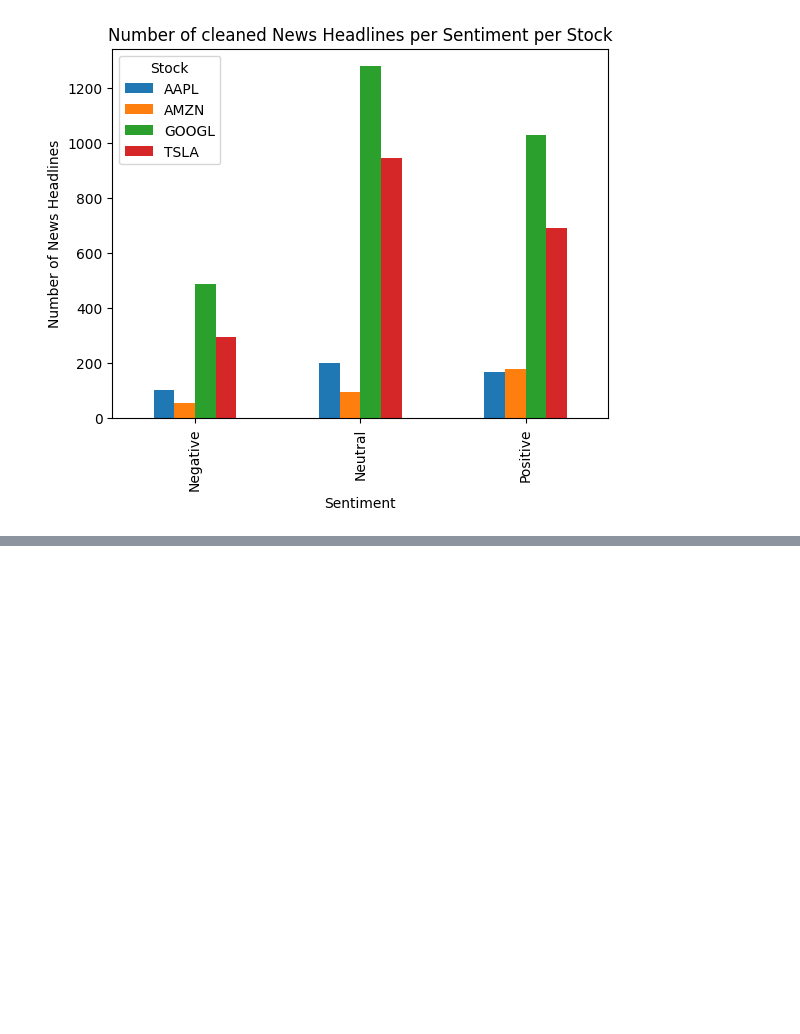
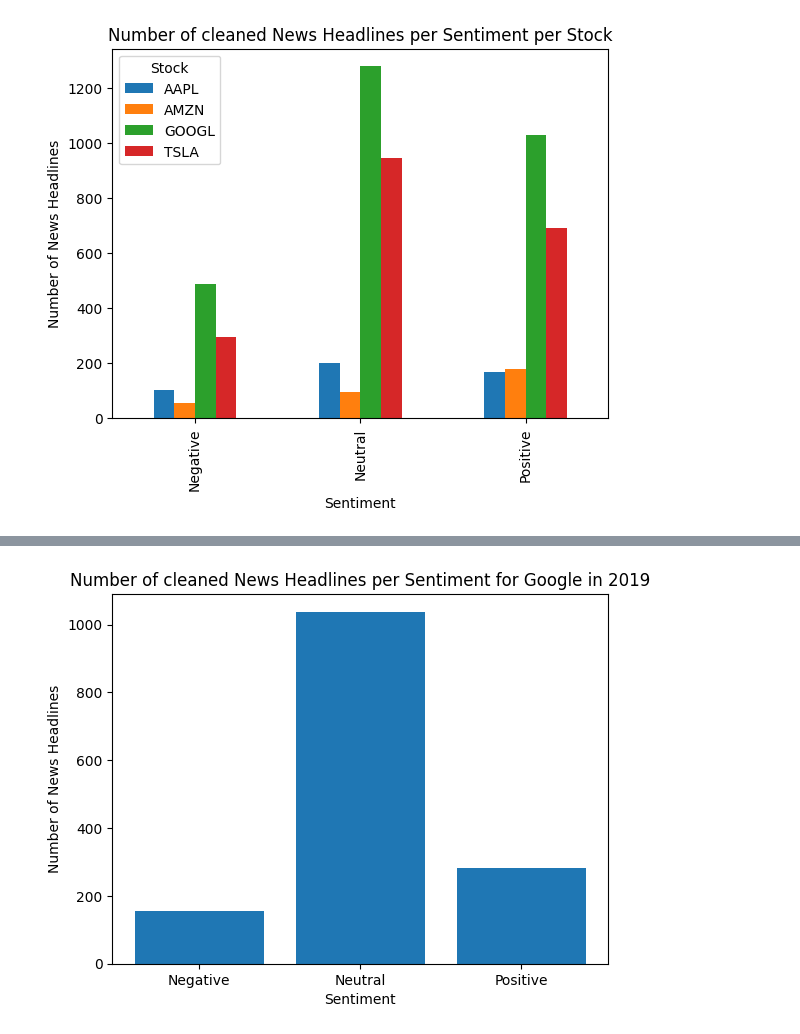
Before and after one commit to sohamthirty/Stock-Price-Prediction-with-Sentiment-Analysis, a Jupyter notebook: Financial_news.ipynb, the cells around one changed output, grey strips where cells are left out. Saved outputs shown, nothing was run; the diff lists cells and outputs as text; code cells hidden in the pictures; blank space fills up the shorter version.

```diff
--- a/Financial_news.ipynb
+++ b/Financial_news.ipynb
@@ -486,0 +488,22 @@ plt.show()
+# %%
+finbert = BertForSequenceClassification.from_pretrained('yiyanghkust/finbert-tone',num_labels=3)
+tokenizer = BertTokenizer.from_pretrained('yiyanghkust/finbert-tone')
+nlp = pipeline("sentiment-analysis", model=finbert, tokenizer=tokenizer)
+# %%
+titles = df_news_cleaned['clean_title'].to_list()
+# %%
+data = []
+
+progress_bar = tqdm(titles, desc="Processing and Adding to DataFrame", leave=False)
+
+for title in progress_bar:
+    result = nlp(title)
+    data.append({'clean_title': title,
+                 'finbert_label': result[0]['label'],
+                 'finbert_score': result[0]['score']})
+
+# Create a DataFrame from the list of dictionaries
+new_df = pd.DataFrame(data)
+# %%
+merged_df = pd.concat([df_news_cleaned.set_index('clean_title'), new_df.set_index('clean_title')], axis=1, join='outer').reset_index()
+merged_df.head()
@@ -486,0 +517,14 @@ plt.show()
+# %%
+# Filter the DataFrame for 'google' stock and year 2019
+filtered_df = merged_df[(merged_df['stock'] == 'GOOGL') & (merged_df['year'] == 2019)]
+
+# Group by 'VADER_sentiment' and count the number of News Headlines
+news_counts = filtered_df.groupby(['finbert_label']).size().reset_index(name='Count')
+
+plt.bar(news_counts['finbert_label'], news_counts['Count'])
+plt.xlabel('Sentiment')
+plt.ylabel('Number of News Headlines')
+plt.title('Number of cleaned News Headlines per Sentiment for Google in 2019')
+plt.show()
+# %% [output]
+[figure, added]
```
Also changed, not shown: parts of 23 cells of this notebook.
